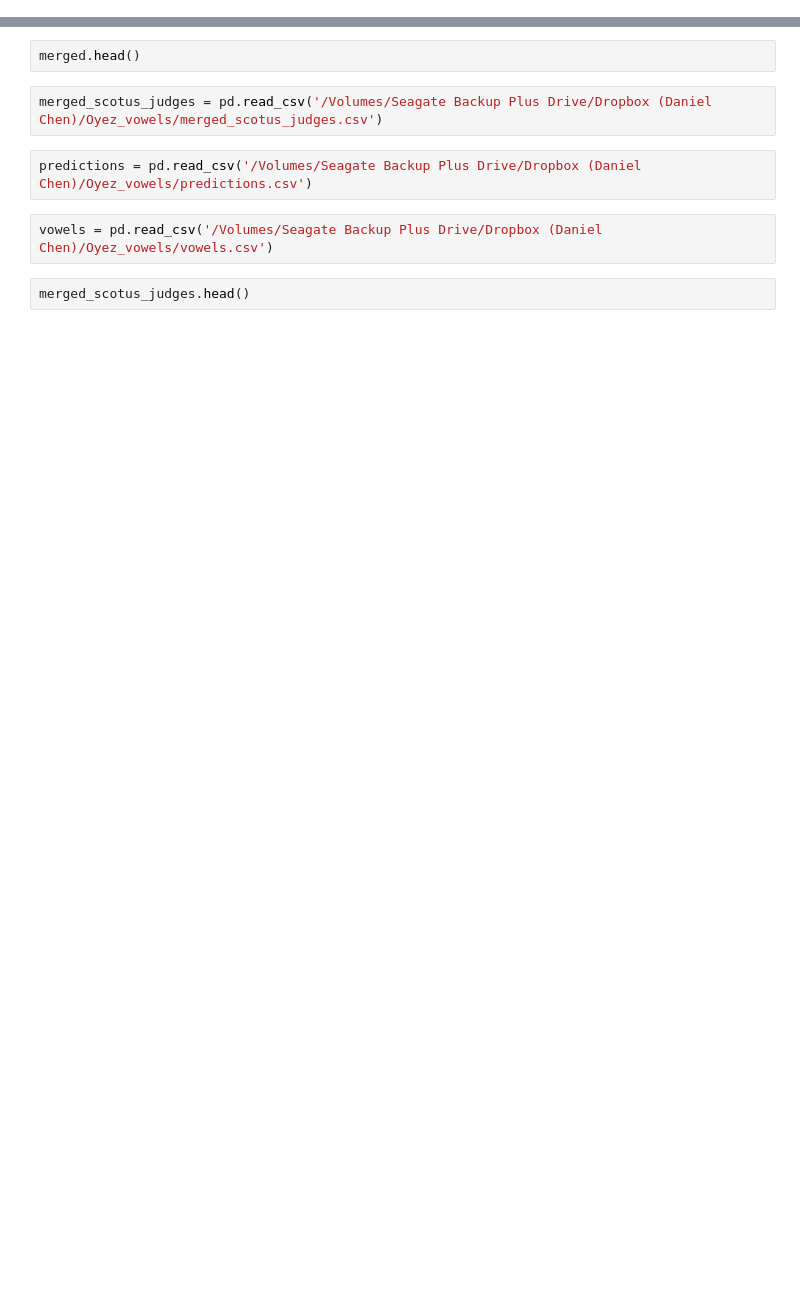
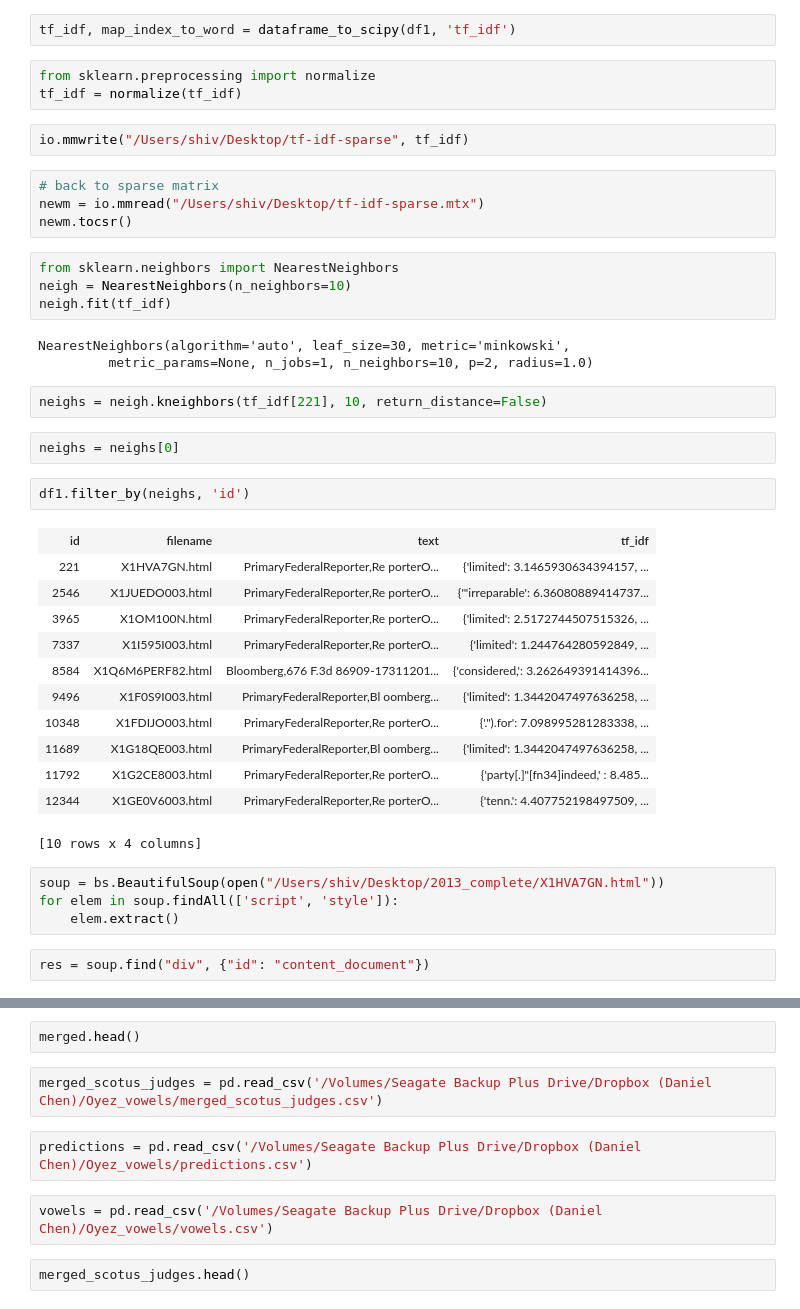
Before and after one commit to codelibra/Predicting-Supreme-Court-Outcomes-using-Text-Similarity-Detection, a Jupyter notebook: data_exploration.ipynb, the cells around one changed output, grey strips where cells are left out. Saved outputs shown, nothing was run; the diff lists cells and outputs as text; blank space fills up the shorter version.

```diff
--- a/data_exploration.ipynb
+++ b/data_exploration.ipynb
@@ -14,0 +135,43 @@ merged.head()
+# %%
+tf_idf, map_index_to_word = dataframe_to_scipy(df1, 'tf_idf')
+# %%
+from sklearn.preprocessing import normalize
+tf_idf = normalize(tf_idf)
+# %%
+io.mmwrite("/Users/shiv/Desktop/tf-idf-sparse", tf_idf)
+# %%
+# back to sparse matrix
+newm = io.mmread("/Users/shiv/Desktop/tf-idf-sparse.mtx")
+newm.tocsr()
+# %%
+from sklearn.neighbors import NearestNeighbors
+neigh = NearestNeighbors(n_neighbors=10)
+neigh.fit(tf_idf)
+# %% [output]
+NearestNeighbors(algorithm='auto', leaf_size=30, metric='minkowski',
+         metric_params=None, n_jobs=1, n_neighbors=10, p=2, radius=1.0)
+# %%
+neighs = neigh.kneighbors(tf_idf[221], 10, return_distance=False)
+# %%
+neighs = neighs[0]
+# %%
+df1.filter_by(neighs, 'id')
+# %% [output]
+| id | filename | text | tf_idf |
+| 221 | X1HVA7GN.html | PrimaryFederalReporter,Re porterO... | {'limited': 3.1465930634394157, ... |
+| 2546 | X1JUEDO003.html | PrimaryFederalReporter,Re porterO... | {'"irreparable': 6.36080889414737... |
+| 3965 | X1OM100N.html | PrimaryFederalReporter,Re porterO... | {'limited': 2.5172744507515326, ... |
+| 7337 | X1I595I003.html | PrimaryFederalReporter,Re porterO... | {'limited': 1.244764280592849, ... |
+| 8584 | X1Q6M6PERF82.html | Bloomberg,676 F.3d 86909-17311201... | {'considered,': 3.262649391414396... |
+| 9496 | X1F0S9I003.html | PrimaryFederalReporter,Bl oomberg... | {'limited': 1.3442047497636258, ... |
+| 10348 | X1FDIJO003.html | PrimaryFederalReporter,Re porterO... | {'.").for': 7.098995281283338, ... |
+| 11689 | X1G18QE003.html | PrimaryFederalReporter,Bl oomberg... | {'limited': 1.3442047497636258, ... |
+| 11792 | X1G2CE8003.html | PrimaryFederalReporter,Re porterO... | {'party[.]"[fn34]indeed,' : 8.485... |
+| 12344 | X1GE0V6003.html | PrimaryFederalReporter,Re porterO... | {'tenn.': 4.407752198497509, ... |
+[10 rows x 4 columns]
+# %%
+soup = bs.BeautifulSoup(open("/Users/shiv/Desktop/2013_complete/X1HVA7GN.html"))
+for elem in soup.findAll(['script', 'style']):
+    elem.extract()
+# %%
+res = soup.find("div", {"id": "content_document"})
```
Also changed, not shown: parts of 15 cells of this notebook.
